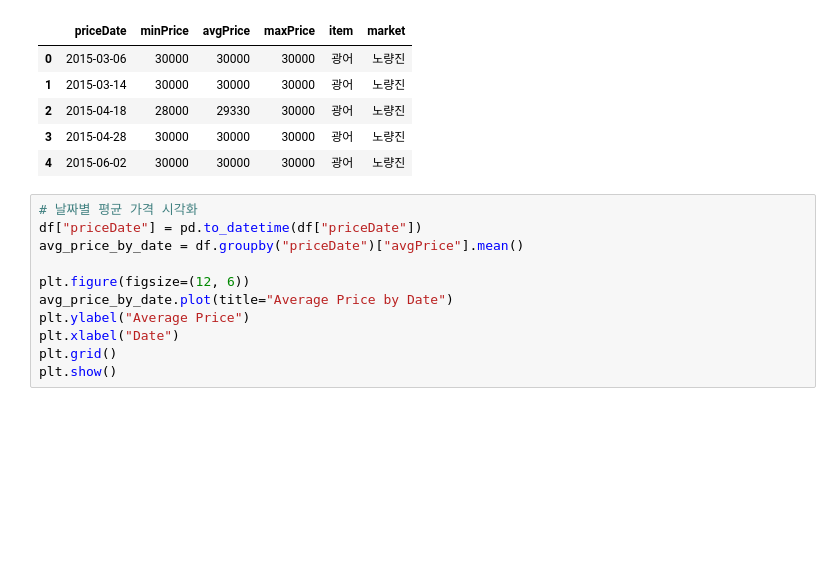
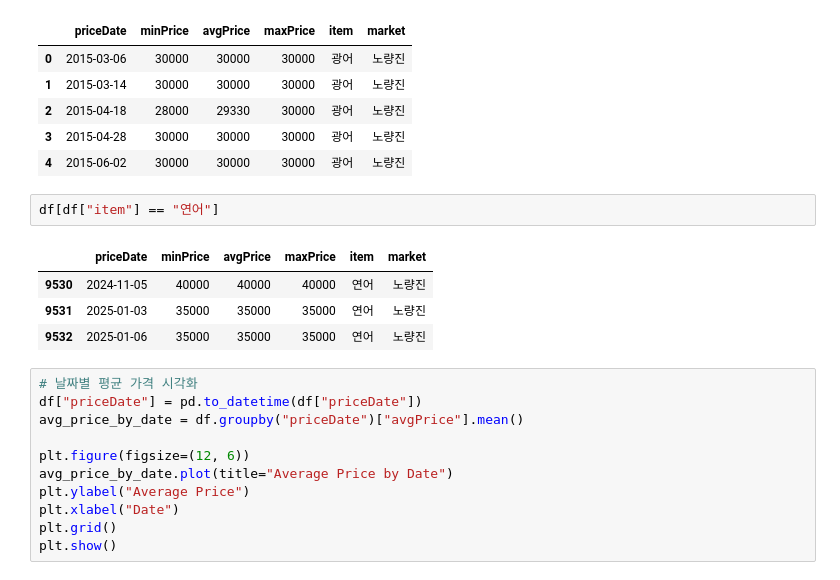
Before and after one commit to vhf1030/Pisces, a Jupyter notebook: notebooks/eda_ikh.ipynb, the cells around one changed output. Drawn from its saved outputs; the diff is of its cells as text; blank space fills up the shorter version.

```diff
--- a/notebooks/eda_ikh.ipynb
+++ b/notebooks/eda_ikh.ipynb
@@ -16,6 +16,13 @@ df.head()
 | 2 | 2015-04-18 | 28000 | 29330 | 30000 | 광어 | 노량진 |
 | 3 | 2015-04-28 | 30000 | 30000 | 30000 | 광어 | 노량진 |
 | 4 | 2015-06-02 | 30000 | 30000 | 30000 | 광어 | 노량진 |
+# %%
+df[df["item"] == "연어"]
+# %% [output]
+|  | priceDate | minPrice | avgPrice | maxPrice | item | market |
+| 9530 | 2024-11-05 | 40000 | 40000 | 40000 | 연어 | 노량진 |
+| 9531 | 2025-01-03 | 35000 | 35000 | 35000 | 연어 | 노량진 |
+| 9532 | 2025-01-06 | 35000 | 35000 | 35000 | 연어 | 노량진 |
 # %%
 # 날짜별 평균 가격 시각화
 df["priceDate"] = pd.to_datetime(df["priceDate"])
```
